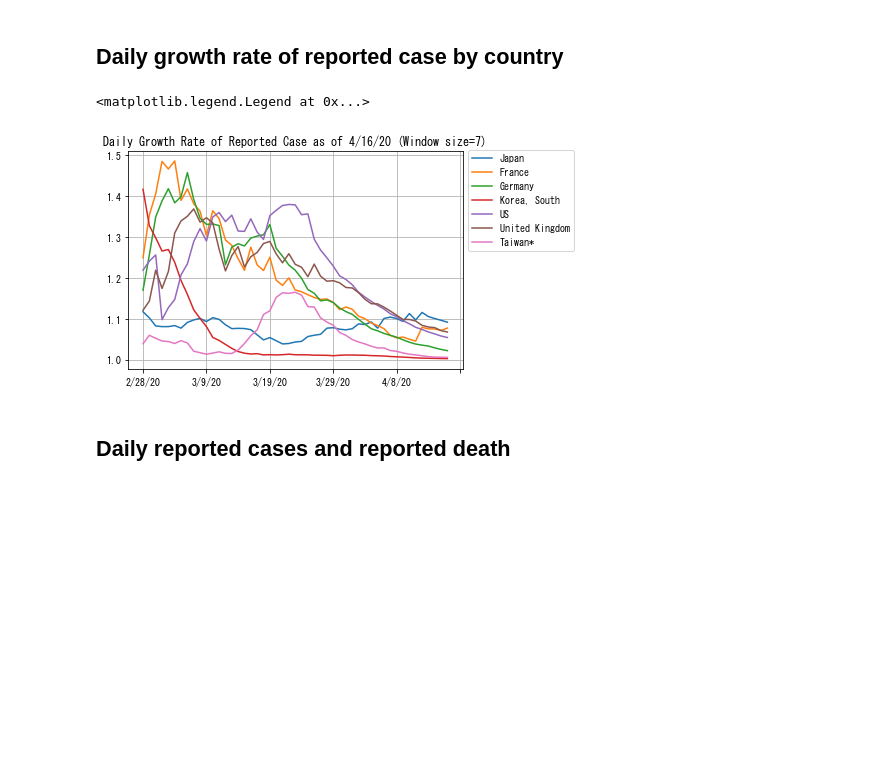
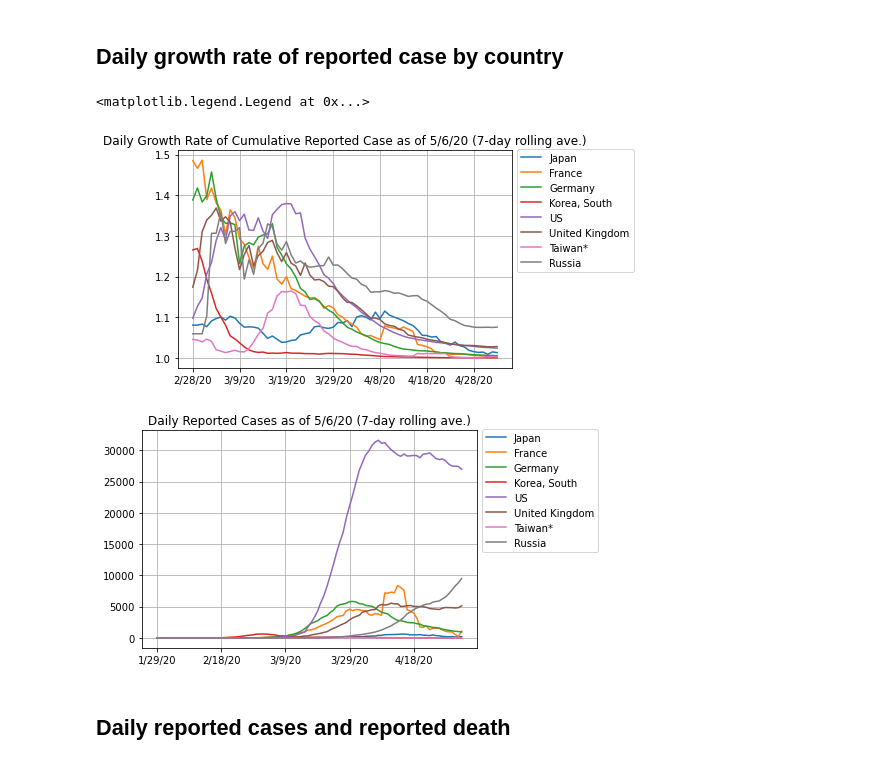
Before and after one commit to personal-hm2/coronavirus_model, a Jupyter notebook: COVID-19 Plot.ipynb, the cells around one changed output. Drawn from its saved outputs; the diff is of its cells as text; code cells hidden in the pictures; blank space fills up the shorter version.

```diff
--- a/COVID-19 Plot.ipynb
+++ b/COVID-19 Plot.ipynb
@@ -54,20 +65,26 @@ last_date = 4/16/20
 ## Daily growth rate of reported case by country
 # %%
 # 日次拡大率（7日間の移動平均）をプロット
-# Daily growth rate of reported case by country (moving average of windows size = 7)
-countries = ("Japan", "France", "Germany", "Korea, South", "US", "United Kingdom", "Taiwan*")
+# Daily growth rate of cumulative reported case by country (moving average of windows size = 7)
+countries = ["Japan", "France", "Germany", "Korea, South", "US", "United Kingdom", "Taiwan*", "Russia"]
 # countries = ("Japan", "France", "Germany", "US", "Singapore", "United Kingdom", "Spain", "Switzerland")
 window = 7
 daily_r = df_cases.T.pct_change() + 1.0
-# daily_r.iloc[30:].loc[:, countries].rolling(window).mean().iloc[window:].plot(title="Daily Reproduction Rate by Country (Window size={})".format(window))
+# daily_r.iloc[30:].loc[:, countries].rolling(window, center=True).mean().iloc[window:].plot(title="Daily Reproduction Rate by Country (Window size={})".format(window))
 
-data_to_plot = np.exp(np.log(daily_r.iloc[30:].loc[:, countries]).rolling(window).mean().iloc[window:])
-title = "Daily Growth Rate of Reported Case as of {} (Window size={})".format(last_date, window)
+data_to_plot = np.exp(np.log(daily_r.iloc[30:].loc[:, countries]).rolling(window, center=True).mean().iloc[window:])
+title = "Daily Growth Rate of Cumulative Reported Case as of {} ({}-day rolling ave.)".format(last_date, window)
 data_to_plot.plot(title=title, grid=True).legend(bbox_to_anchor=(1, 1.03), loc='upper left')
 # data_to_plot
+
+daily_cases = df_cases.loc[countries].T.diff()
+data_to_plot = daily_cases.rolling(window, center=True).mean().iloc[window:]
+title = "Daily Reported Cases as of {} ({}-day rolling ave.)".format(last_date, window)
+data_to_plot.plot(title=title, grid=True).legend(bbox_to_anchor=(1, 1.03), loc='upper left')
 # %% [output]
 <matplotlib.legend.Legend at 0x...>
-[figure, old version]
+[figure, new version]
+[figure, added]
 # %% [markdown]
 ## Daily reported cases and reported death
 # %%
```
Also changed, not shown: parts of 16 cells of this notebook, 1 other file.
